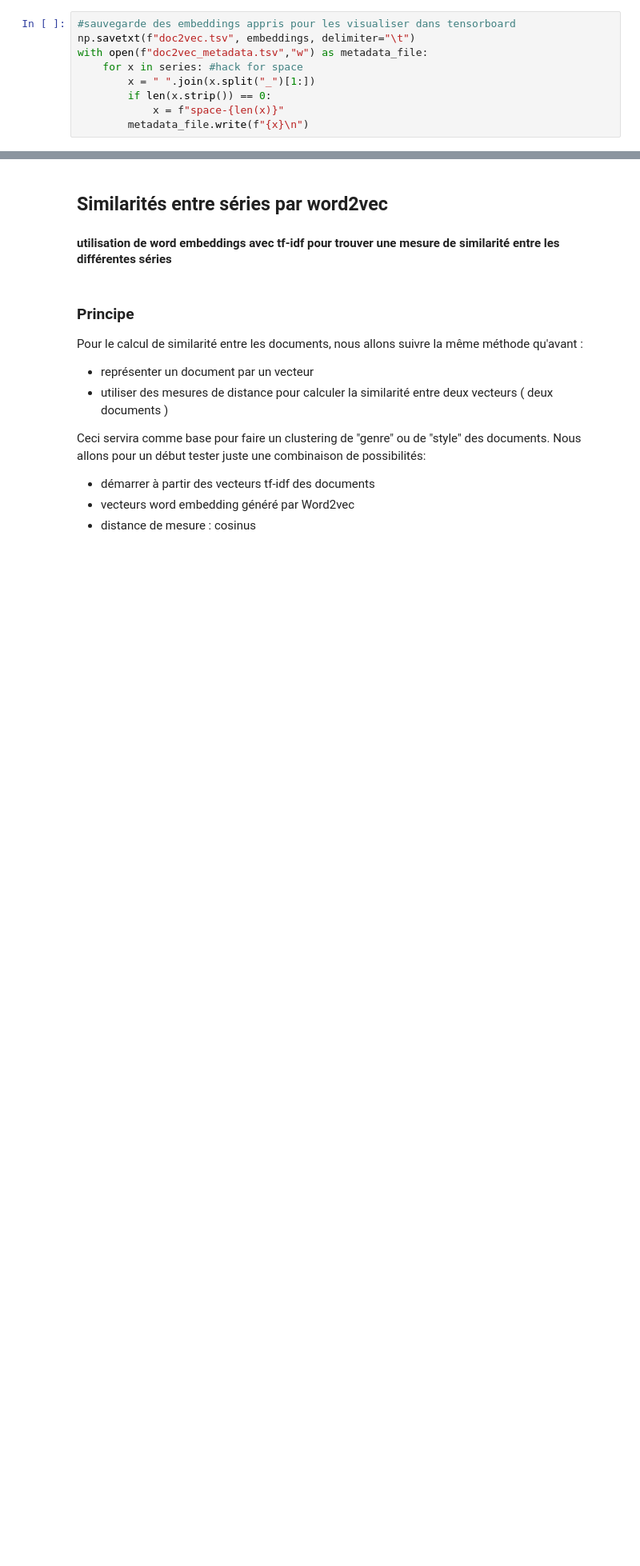
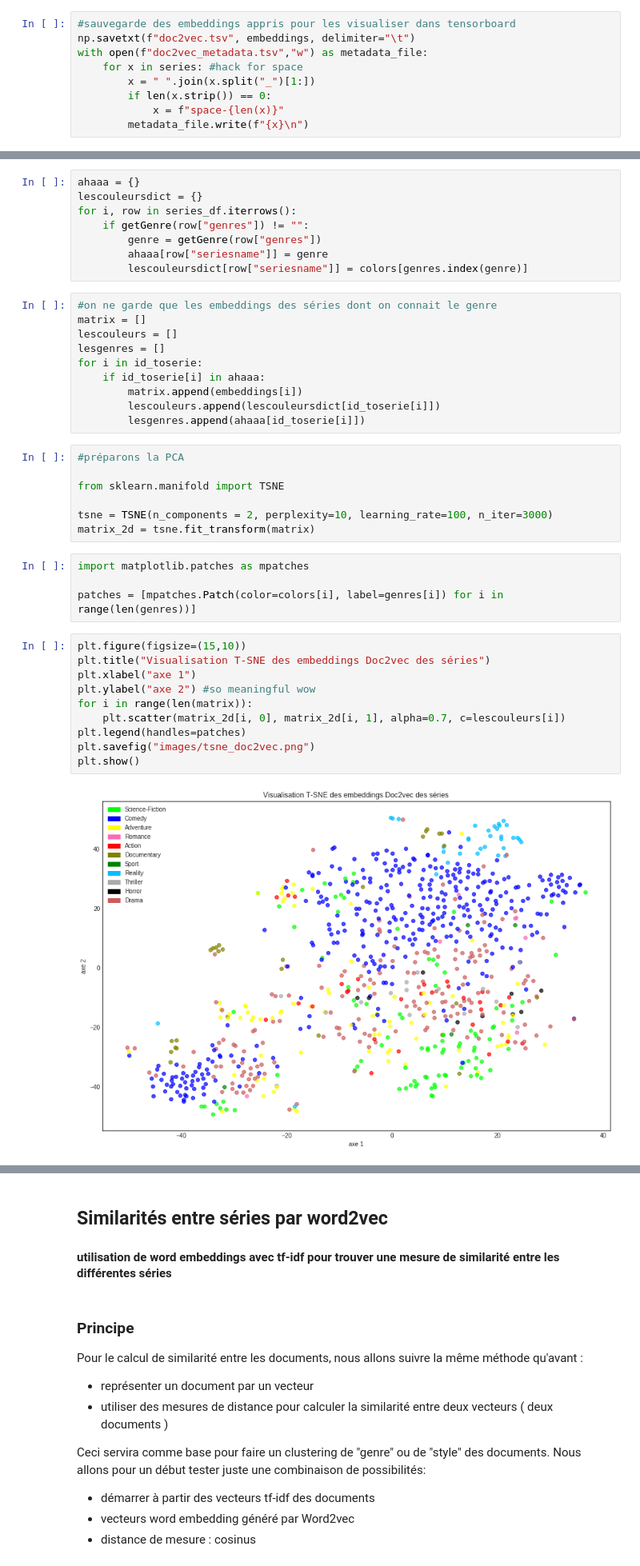
Before and after one commit to ismaelbonneau/movie_recommender, a Jupyter notebook: similarities.ipynb, the cells around one changed output, grey strips where cells are left out. Shown: that part at 80% size. Saved outputs shown, nothing was run; the diff lists cells and outputs as text; blank space fills up the shorter version.

Commit message:
tsne doc2vec

```diff
--- a/similarities.ipynb
+++ b/similarities.ipynb
@@ -483,0 +505,41 @@ with open(f"doc2vec_metadata.tsv","w") as metadata_file:
+# %%
+ahaaa = {}
+lescouleursdict = {}
+for i, row in series_df.iterrows():
+    if getGenre(row["genres"]) != "":
+        genre = getGenre(row["genres"])
+        ahaaa[row["seriesname"]] = genre
+        lescouleursdict[row["seriesname"]] = colors[genres.index(genre)]
+# %%
+#on ne garde que les embeddings des séries dont on connait le genre
+matrix = []
+lescouleurs = []
+lesgenres = []
+for i in id_toserie:
+    if id_toserie[i] in ahaaa:
+        matrix.append(embeddings[i])
+        lescouleurs.append(lescouleursdict[id_toserie[i]])
+        lesgenres.append(ahaaa[id_toserie[i]])
+# %%
+#préparons la PCA
+
+from sklearn.manifold import TSNE
+
+tsne = TSNE(n_components = 2, perplexity=10, learning_rate=100, n_iter=3000)
+matrix_2d = tsne.fit_transform(matrix)
+# %%
+import matplotlib.patches as mpatches
+
+patches = [mpatches.Patch(color=colors[i], label=genres[i]) for i in range(len(genres))]
+# %%
+plt.figure(figsize=(15,10))
+plt.title("Visualisation T-SNE des embeddings Doc2vec des séries")
+plt.xlabel("axe 1")
+plt.ylabel("axe 2") #so meaningful wow
+for i in range(len(matrix)):
+    plt.scatter(matrix_2d[i, 0], matrix_2d[i, 1], alpha=0.7, c=lescouleurs[i])
+plt.legend(handles=patches)
+plt.savefig("images/tsne_doc2vec.png")
+plt.show()
+# %% [output]
+[figure, added]
```
Also changed, not shown: parts of 19 cells of this notebook.
